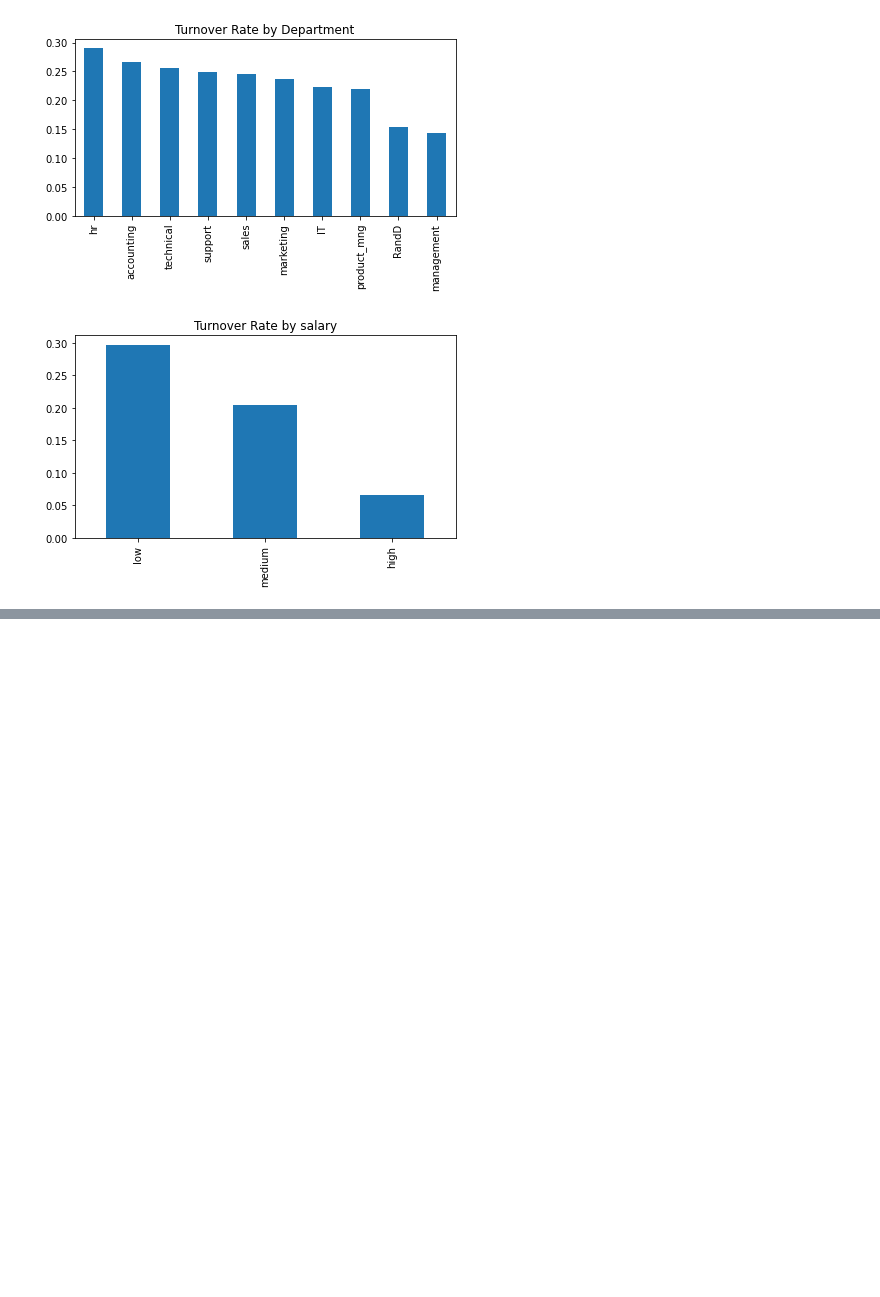
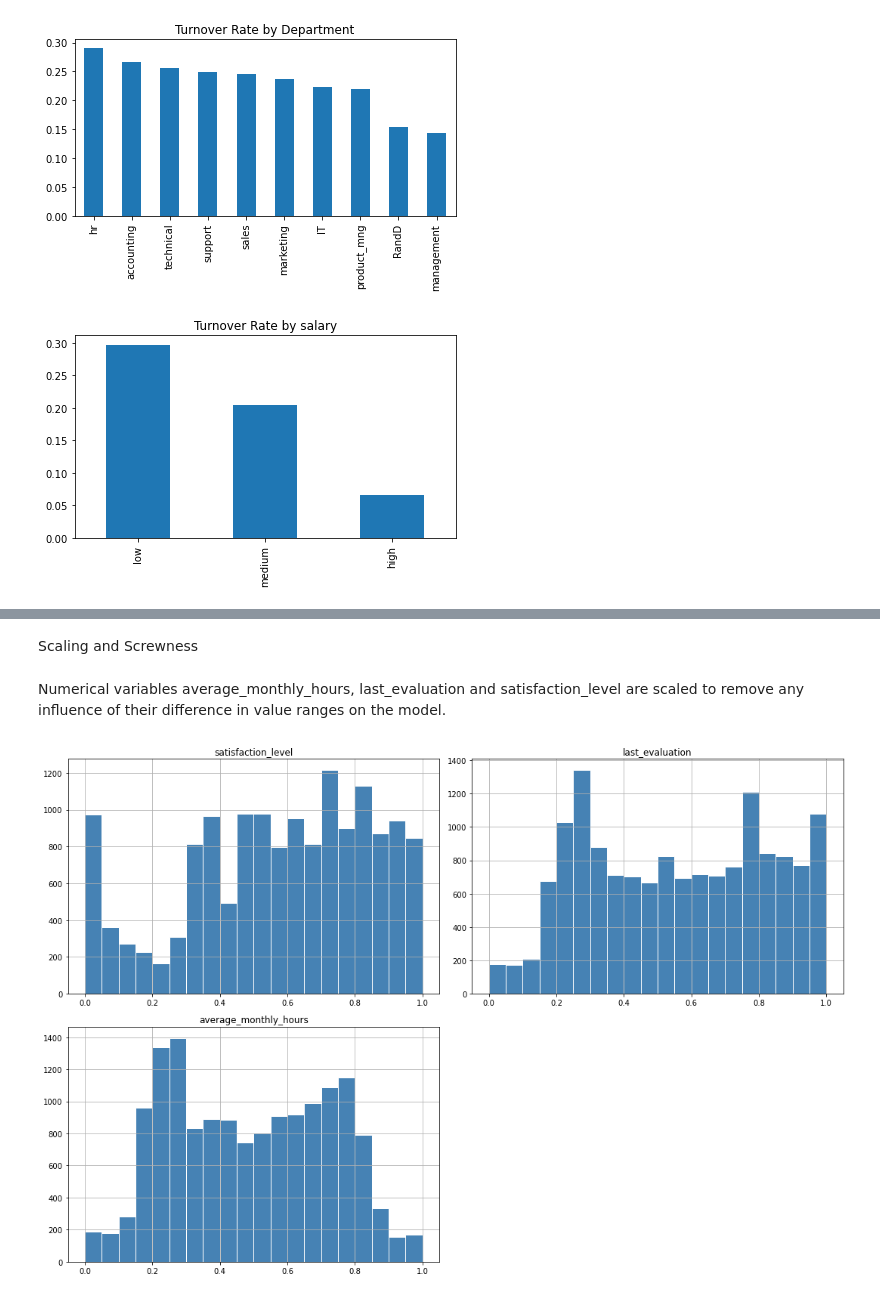
Before and after one commit to susanliubc/HR-Turnover-Analysis, a Jupyter notebook: Turnover.ipynb, the cells around one changed output, grey strips where cells are left out. Cells and saved outputs as stored; diff of their text form; code cells hidden in the pictures; blank space fills up the shorter version.

```diff
--- a/Turnover.ipynb
+++ b/Turnover.ipynb
@@ -189,0 +214,7 @@ plt.tight_layout()
+# %%
+# Encoding Salary
+salary_dict = {'low': 0, 'medium': 1, 'high': 2}
+hr['salary_num'] = hr.salary.map(salary_dict)
+hr.drop('salary', inplace=True, axis=1)
+hr = hr.rename(columns={'salary_num': 'salary'})
+hr.head()
@@ -189,0 +228,6 @@ plt.tight_layout()
+# %%
+# Encoding Department
+cat_feats = ['Department']
+final_data = pd.get_dummies(hr, columns=cat_feats)
+#final_data.info()
+final_data.head()
@@ -189,0 +241,15 @@ plt.tight_layout()
+# %% [markdown]
+Scaling and Screwness
+# %% [markdown]
+Numerical variables average_monthly_hours, last_evaluation and satisfaction_level are scaled to remove any influence of their difference in value ranges on the model.
+# %%
+scaler = preprocessing.MinMaxScaler()
+hr_scaled = scaler.fit_transform(final_data[['satisfaction_level','last_evaluation','average_monthly_hours']])
+hr_scaled = pd.DataFrame(hr_scaled, columns=list(['satisfaction_level','last_evaluation','average_monthly_hours']))
+# %%
+hr_scaled[['satisfaction_level',
+                'last_evaluation',
+                'average_monthly_hours']].hist(bins = 20, figsize = (15,10), color = 'steelblue', edgecolor='white')
+plt.tight_layout()
+# %% [output]
+[figure, added]
```
Also changed, not shown: parts of 17 cells of this notebook.
